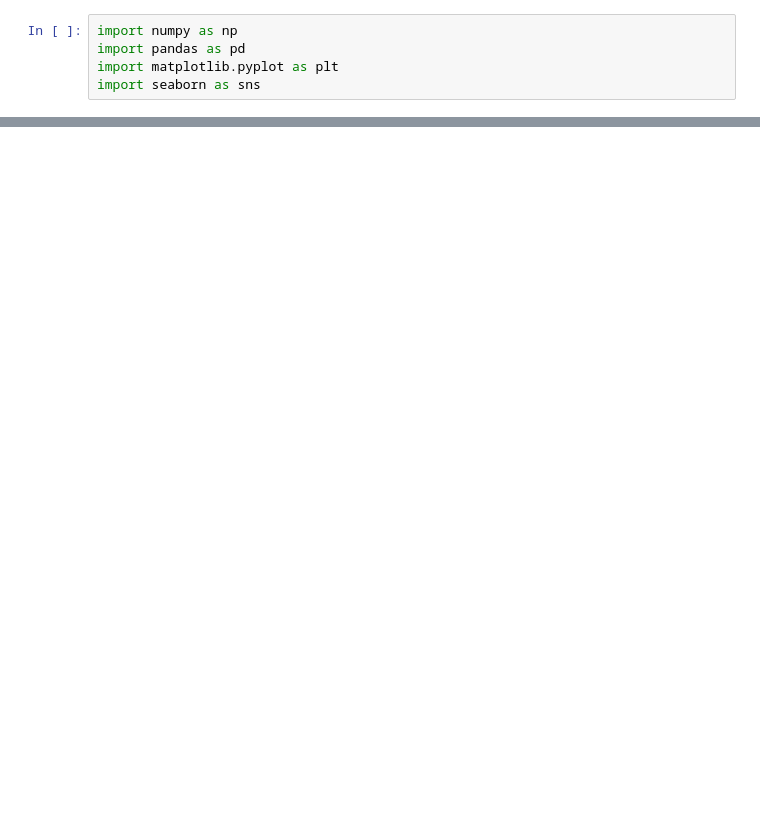
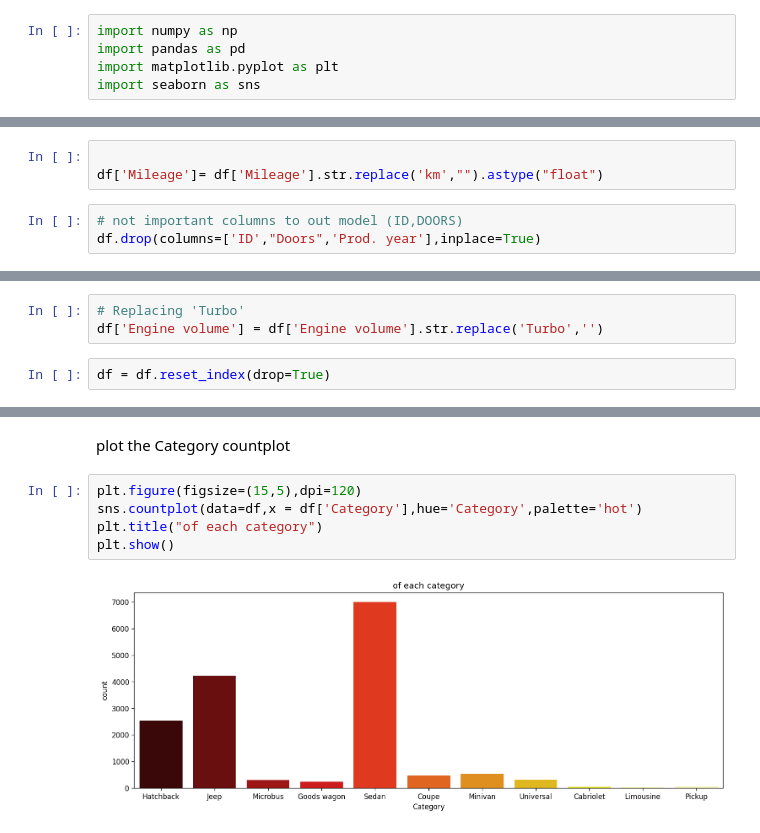
Before and after one commit to ashmi721/Data_Science_Class, a Jupyter notebook: Machine Learning/Supervised/Regression/CarPrice_prediction_using_simple_LR.ipynb, the cells around one changed output, grey strips where cells are left out. Cells and saved outputs as stored; diff of their text form; blank space fills up the shorter version.

```diff
--- a/Machine Learning/Supervised/Regression/CarPrice_prediction_using_simple_LR.ipynb
+++ b/Machine Learning/Supervised/Regression/CarPrice_prediction_using_simple_LR.ipynb
@@ -23,0 +167,6 @@ Sources:
+# %%
+
+df['Mileage']= df['Mileage'].str.replace('km',"").astype("float")
+# %%
+# not important columns to out model (ID,DOORS)
+df.drop(columns=['ID',"Doors",'Prod. year'],inplace=True)
@@ -23,0 +185,5 @@ Sources:
+# %%
+# Replacing 'Turbo'
+df['Engine volume'] = df['Engine volume'].str.replace('Turbo','')
+# %%
+df = df.reset_index(drop=True)
@@ -23,0 +280,9 @@ Sources:
+# %% [markdown]
+plot the Category countplot
+# %%
+plt.figure(figsize=(15,5),dpi=120)
+sns.countplot(data=df,x = df['Category'],hue='Category',palette='hot')
+plt.title("of each category")
+plt.show()
+# %% [output]
+[figure, added]
```
Also changed, not shown: parts of 39 cells of this notebook.
